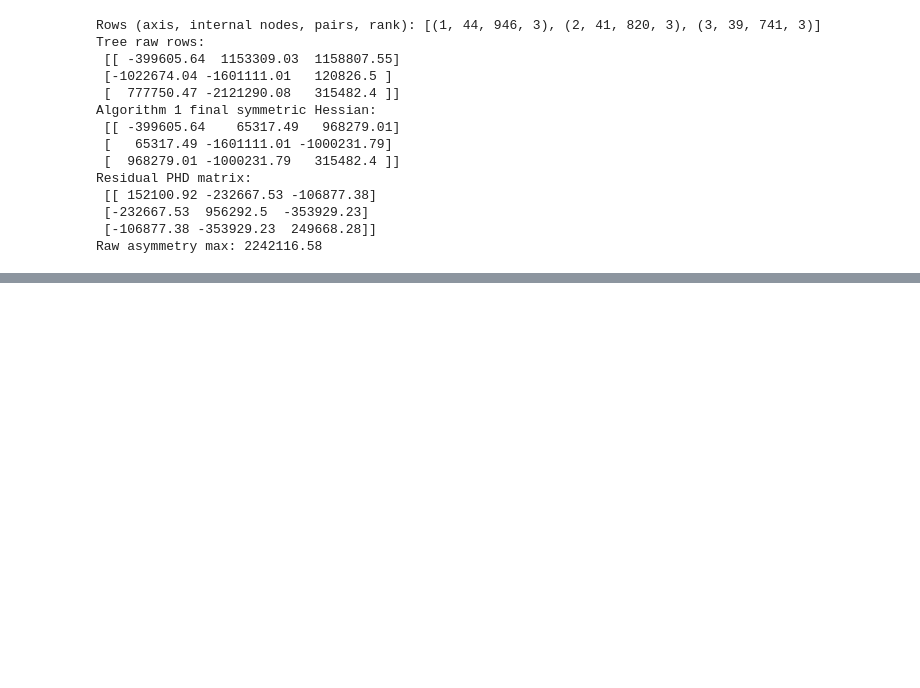
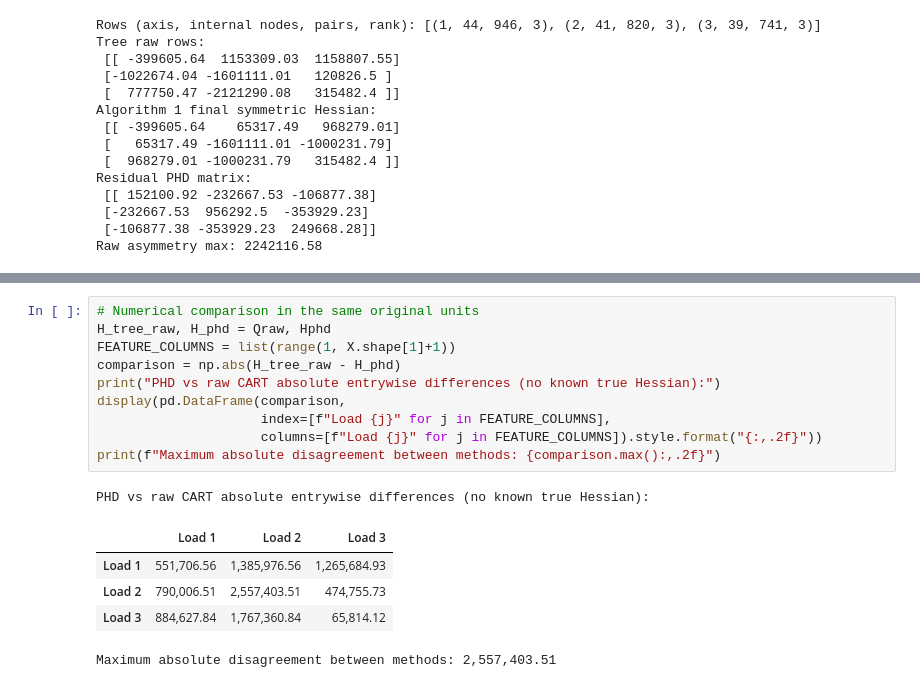
Before and after one commit to hitotoro24/PICART, a Jupyter notebook: weeks/2026-W46/cedar_baseline/cedar_opfdata_hessian_3d.ipynb, the cells around one changed output, grey strips where cells are left out. Cells and saved outputs as stored; diff of their text form; blank space fills up the shorter version.

```diff
--- a/weeks/2026-W46/cedar_baseline/cedar_opfdata_hessian_3d.ipynb
+++ b/weeks/2026-W46/cedar_baseline/cedar_opfdata_hessian_3d.ipynb
@@ -96,0 +184,17 @@ Raw asymmetry max: 2242116.58
+# %%
+# Numerical comparison in the same original units
+H_tree_raw, H_phd = Qraw, Hphd
+FEATURE_COLUMNS = list(range(1, X.shape[1]+1))
+comparison = np.abs(H_tree_raw - H_phd)
+print("PHD vs raw CART absolute entrywise differences (no known true Hessian):")
+display(pd.DataFrame(comparison,
+                     index=[f"Load {j}" for j in FEATURE_COLUMNS],
+                     columns=[f"Load {j}" for j in FEATURE_COLUMNS]).style.format("{:,.2f}"))
+print(f"Maximum absolute disagreement between methods: {comparison.max():,.2f}")
+# %% [output]
+PHD vs raw CART absolute entrywise differences (no known true Hessian):
+|  | Load 1 | Load 2 | Load 3 |
+| Load 1 | 551,706.56 | 1,385,976.56 | 1,265,684.93 |
+| Load 2 | 790,006.51 | 2,557,403.51 | 474,755.73 |
+| Load 3 | 884,627.84 | 1,767,360.84 | 65,814.12 |
+Maximum absolute disagreement between methods: 2,557,403.51
```
Also changed, not shown: parts of 11 cells of this notebook, 3 other files.
